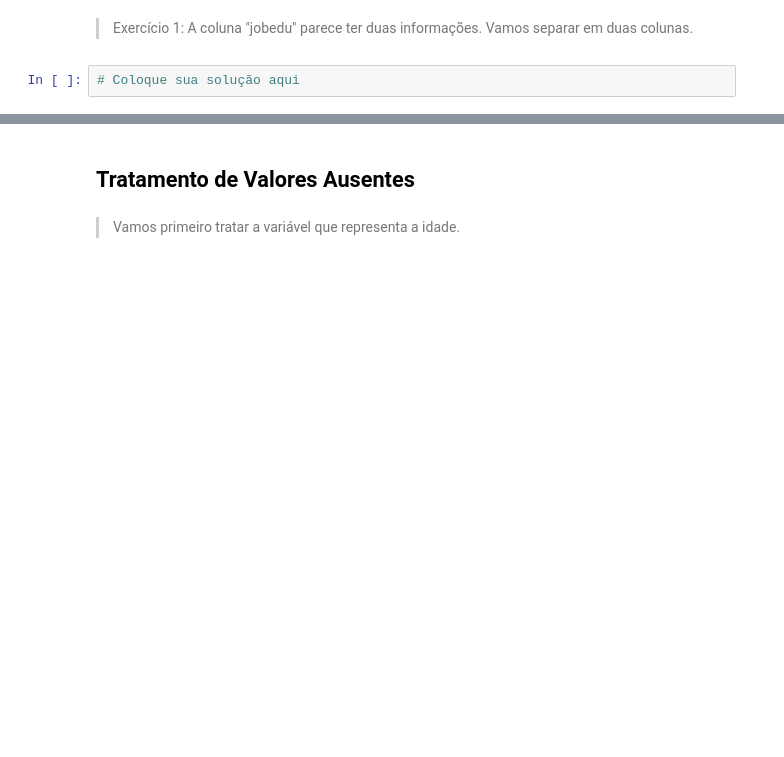
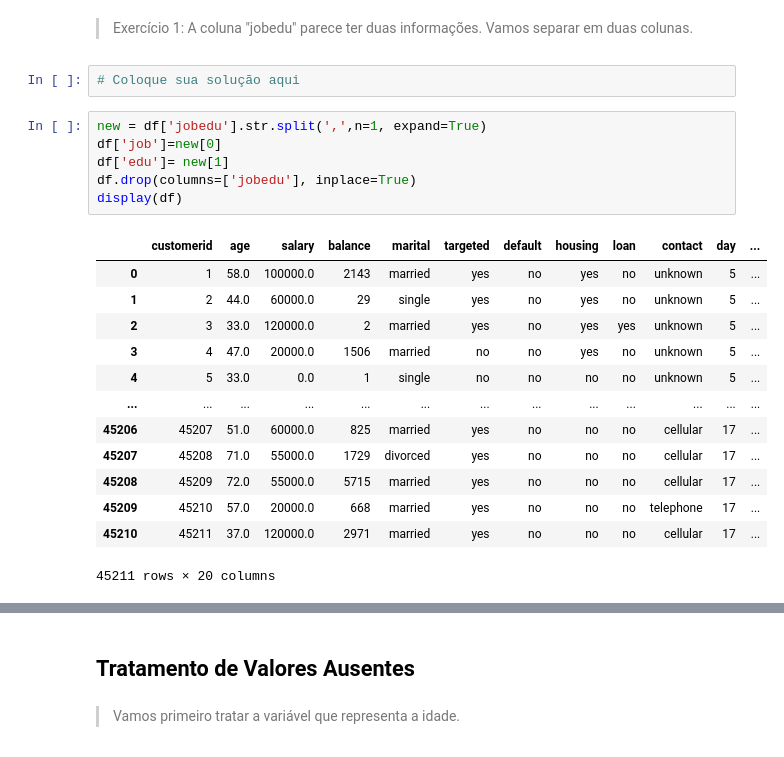
Before and after one commit to Luckaszfsa/analise-dados, a Jupyter notebook: Projeto 5 - Marketing/Projeto4-Aulas.ipynb, the cells around one changed output, grey strips where cells are left out. Drawn from its saved outputs; the diff is of its cells as text; blank space fills up the shorter version.

```diff
--- a/Projeto 5 - Marketing/Projeto4-Aulas.ipynb
+++ b/Projeto 5 - Marketing/Projeto4-Aulas.ipynb
@@ -157,3 +157,23 @@ Index(['age', 'salary', 'balance', 'marital', 'jobedu', 'targeted', 'default',
 > Exercício 1: A coluna "jobedu" parece ter duas informações. Vamos separar em duas colunas.
 # %%
 # Coloque sua solução aqui
+# %%
+new = df['jobedu'].str.split(',',n=1, expand=True)
+df['job']=new[0]
+df['edu']= new[1]
+df.drop(columns=['jobedu'], inplace=True)
+display(df)
+# %% [output]
+|  | customerid | age | salary | balance | marital | targeted | default | housing | loan | contact | day | ... |
+| 0 | 1 | 58.0 | 100000.0 | 2143 | married | yes | no | yes | no | unknown | 5 | ... |
+| 1 | 2 | 44.0 | 60000.0 | 29 | single | yes | no | yes | no | unknown | 5 | ... |
+| 2 | 3 | 33.0 | 120000.0 | 2 | married | yes | no | yes | yes | unknown | 5 | ... |
+| 3 | 4 | 47.0 | 20000.0 | 1506 | married | no | no | yes | no | unknown | 5 | ... |
+| 4 | 5 | 33.0 | 0.0 | 1 | single | no | no | no | no | unknown | 5 | ... |
+| ... | ... | ... | ... | ... | ... | ... | ... | ... | ... | ... | ... | ... |
+| 45206 | 45207 | 51.0 | 60000.0 | 825 | married | yes | no | no | no | cellular | 17 | ... |
+| 45207 | 45208 | 71.0 | 55000.0 | 1729 | divorced | yes | no | no | no | cellular | 17 | ... |
+| 45208 | 45209 | 72.0 | 55000.0 | 5715 | married | yes | no | no | no | cellular | 17 | ... |
+| 45209 | 45210 | 57.0 | 20000.0 | 668 | married | yes | no | no | no | telephone | 17 | ... |
+| 45210 | 45211 | 37.0 | 120000.0 | 2971 | married | yes | no | no | no | cellular | 17 | ... |
+45211 rows × 20 columns
```
Also changed, not shown: parts of 14 cells of this notebook, 2 other files.
